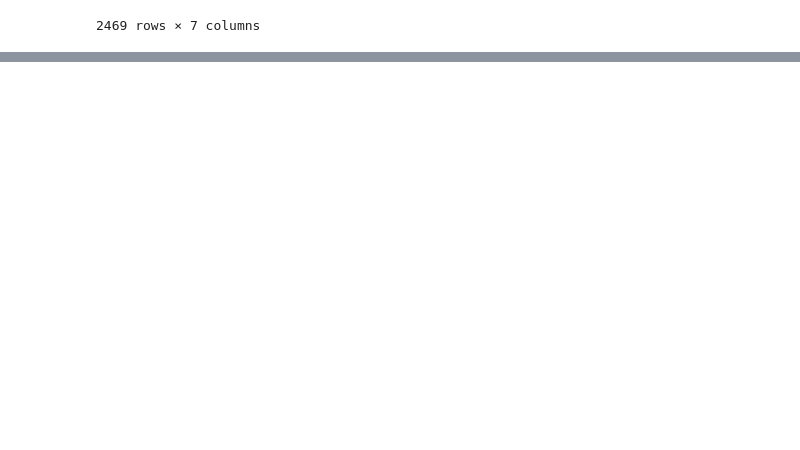
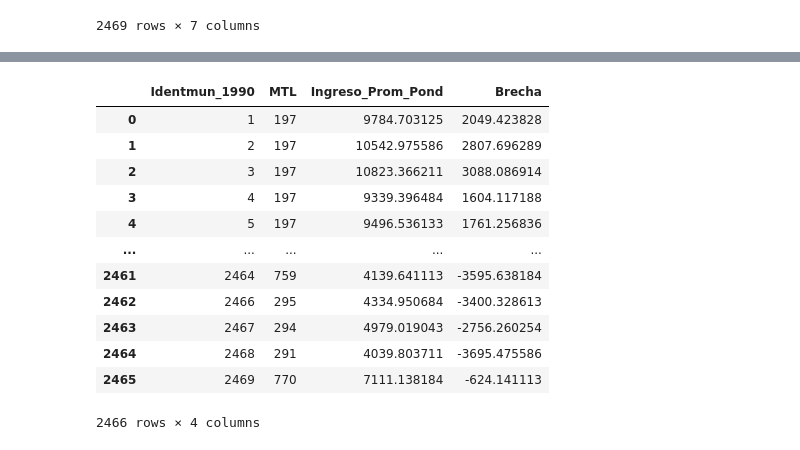
Before and after one commit to ale153023/gonzalo-visualizacion, a Jupyter notebook: Visualizaciones.ipynb, the cells around one changed output, grey strips where cells are left out. Drawn from its saved outputs; the diff is of its cells as text; code cells hidden in the pictures; blank space fills up the shorter version.

```diff
--- a/Visualizaciones.ipynb
+++ b/Visualizaciones.ipynb
@@ -793,0 +713,7 @@ data_3
+# %%
+data_4 = pd.read_stata("C:/Users/Usuario/OneDrive/Escritorio/CIDE/Intro a ciencia de datos/SalariosResiduales.dta")
+data_4
+
+#filtrar solo 2020
+data_4['Año'].unique()
+data_4_2020 = data_4[data_4['Año'] == 2020]
@@ -793,0 +736,38 @@ data_3
+# %%
+# Filtrar datos válidos
+df_filtrado = data_4_2020[
+    data_4_2020['Real_Ingreso'].notna() &
+    data_4_2020['Factor_persona'].notna()
+]
+
+# Promedio ponderado por municipio (con MTL incluido)
+ingresos_mun = (
+    df_filtrado
+    .groupby(['Identmun_1990', 'MTL'])
+    .apply(lambda x: np.average(x['Real_Ingreso'], weights=x['Factor_persona']))
+    .reset_index(name='Ingreso_Prom_Pond')
+)
+
+# Promedio nacional ponderado
+promedio_nacional = np.average(
+    df_filtrado['Real_Ingreso'],
+    weights=df_filtrado['Factor_persona']
+)
+
+# Calcular brecha respecto al promedio nacional
+ingresos_mun['Brecha'] = ingresos_mun['Ingreso_Prom_Pond'] - promedio_nacional
+ingresos_mun
+# %% [output]
+|  | Identmun_1990 | MTL | Ingreso_Prom_Pond | Brecha |
+| 0 | 1 | 197 | 9784.703125 | 2049.423828 |
+| 1 | 2 | 197 | 10542.975586 | 2807.696289 |
+| 2 | 3 | 197 | 10823.366211 | 3088.086914 |
+| 3 | 4 | 197 | 9339.396484 | 1604.117188 |
+| 4 | 5 | 197 | 9496.536133 | 1761.256836 |
+| ... | ... | ... | ... | ... |
+| 2461 | 2464 | 759 | 4139.641113 | -3595.638184 |
+| 2462 | 2466 | 295 | 4334.950684 | -3400.328613 |
+| 2463 | 2467 | 294 | 4979.019043 | -2756.260254 |
+| 2464 | 2468 | 291 | 4039.803711 | -3695.475586 |
+| 2465 | 2469 | 770 | 7111.138184 | -624.141113 |
+2466 rows × 4 columns
```
Also changed, not shown: parts of 14 cells of this notebook.
